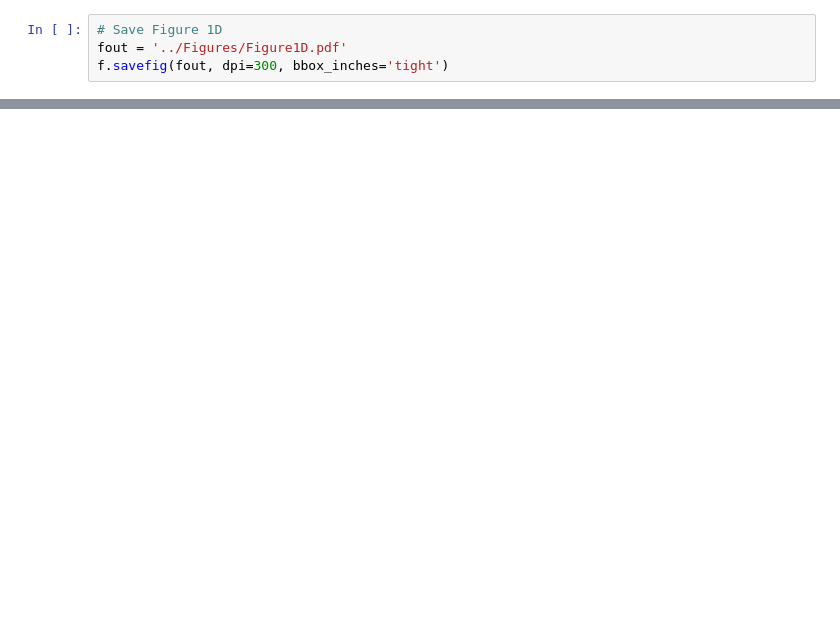
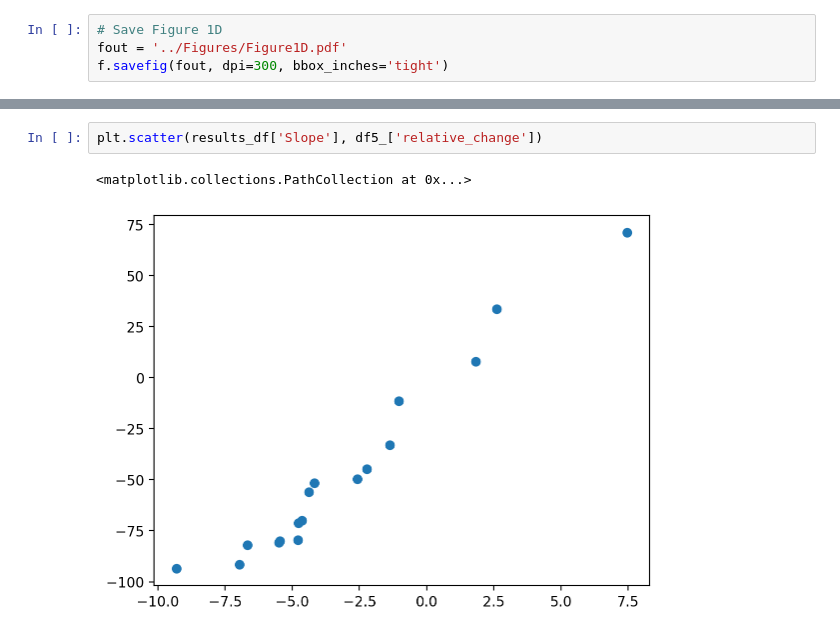
Before and after one commit to emanuelemassaro/Forest_Human_Nexus, a Jupyter notebook: Notebooks/Figure1_Bars_FAC.ipynb, the cells around one changed output, grey strips where cells are left out. Drawn from its saved outputs; the diff is of its cells as text; blank space fills up the shorter version.

```diff
--- a/Notebooks/Figure1_Bars_FAC.ipynb
+++ b/Notebooks/Figure1_Bars_FAC.ipynb
@@ -105,0 +389,5 @@ f.savefig(fout, dpi=300, bbox_inches='tight')
+# %%
+plt.scatter(results_df['Slope'], df5_['relative_change'])
+# %% [output]
+<matplotlib.collections.PathCollection at 0x...>
+[figure, added]
```
Also changed, not shown: parts of 18 cells of this notebook, 3 other files.
